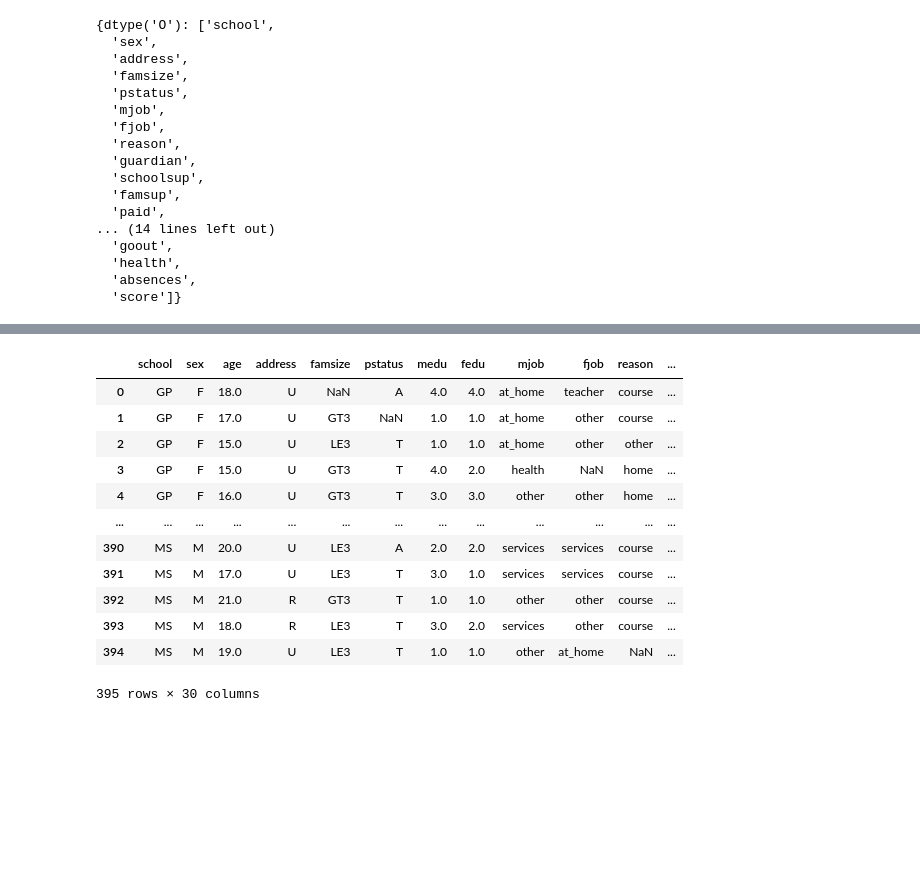
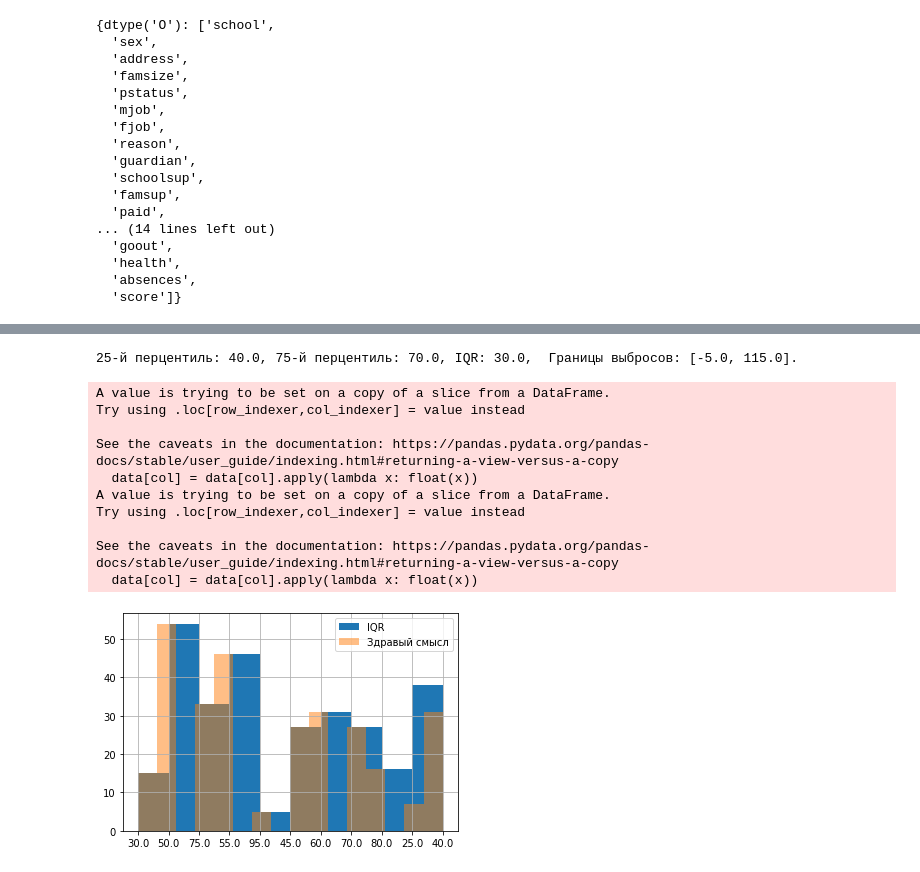
Before and after one commit to Duke-Garland/DS32, a Jupyter notebook: module_2/EDA_Analysis.ipynb, the cells around one changed output, grey strips where cells are left out. Cells and saved outputs as stored; diff of their text form; code cells hidden in the pictures; blank space fills up the shorter version.

```diff
--- a/module_2/EDA_Analysis.ipynb
+++ b/module_2/EDA_Analysis.ipynb
@@ -170,26 +494,30 @@ dict_types
 # %%
+#Поскольку пропусков немного, оставим только те, где score>0
+data=data.loc[data['score'].notnull()]
+data[100:200]
+
+# оценим наш входной параметр на количество встречающихся значений
+data.score.hist()
+plot_hist_se(data,'score',0,100)
+
+#исправим тип данных ячейкам после чистки
 for col in dict_types[list(dict_types.keys())[2]]:
-    data[col] = data[col].apply(lambda x: float(x))
+    if col in data.columns:
+        data[col] = data[col].apply(lambda x: float(x))
 
 for col in dict_types[list(dict_types.keys())[1]]:
-    data[col] = data[col].apply(lambda x: float(x))
-
-for col in dict_types[list(dict_types.keys())[0]]:
-    data[col] = data[col].apply(check_empty_cell_string)
-
-#cacao.cocoa_percent = cacao.cocoa_percent.apply(lambda x: float(x.replace('%', '')))
-data
+    if col in data.columns:
+        data[col] = data[col].apply(lambda x: float(x))
 # %% [output]
-|  | school | sex | age | address | famsize | pstatus | medu | fedu | mjob | fjob | reason | ... |
-| 0 | GP | F | 18.0 | U | NaN | A | 4.0 | 4.0 | at_home | teacher | course | ... |
-| 1 | GP | F | 17.0 | U | GT3 | NaN | 1.0 | 1.0 | at_home | other | course | ... |
-| 2 | GP | F | 15.0 | U | LE3 | T | 1.0 | 1.0 | at_home | other | other | ... |
-| 3 | GP | F | 15.0 | U | GT3 | T | 4.0 | 2.0 | health | NaN | home | ... |
-| 4 | GP | F | 16.0 | U | GT3 | T | 3.0 | 3.0 | other | other | home | ... |
-| ... | ... | ... | ... | ... | ... | ... | ... | ... | ... | ... | ... | ... |
-| 390 | MS | M | 20.0 | U | LE3 | A | 2.0 | 2.0 | services | services | course | ... |
-| 391 | MS | M | 17.0 | U | LE3 | T | 3.0 | 1.0 | services | services | course | ... |
-| 392 | MS | M | 21.0 | R | GT3 | T | 1.0 | 1.0 | other | other | course | ... |
-| 393 | MS | M | 18.0 | R | LE3 | T | 3.0 | 2.0 | services | other | course | ... |
-| 394 | MS | M | 19.0 | U | LE3 | T | 1.0 | 1.0 | other | at_home | NaN | ... |
-395 rows × 30 columns
+25-й перцентиль: 40.0, 75-й перцентиль: 70.0, IQR: 30.0,  Границы выбросов: [-5.0, 115.0].
+A value is trying to be set on a copy of a slice from a DataFrame.
+Try using .loc[row_indexer,col_indexer] = value instead
+
+See the caveats in the documentation: https://pandas.pydata.org/pandas-docs/stable/user_guide/indexing.html#returning-a-view-versus-a-copy
+  data[col] = data[col].apply(lambda x: float(x))
+A value is trying to be set on a copy of a slice from a DataFrame.
+Try using .loc[row_indexer,col_indexer] = value instead
+
+See the caveats in the documentation: https://pandas.pydata.org/pandas-docs/stable/user_guide/indexing.html#returning-a-view-versus-a-copy
+  data[col] = data[col].apply(lambda x: float(x))
+[figure, added]
```
Also changed, not shown: parts of 29 cells of this notebook.
